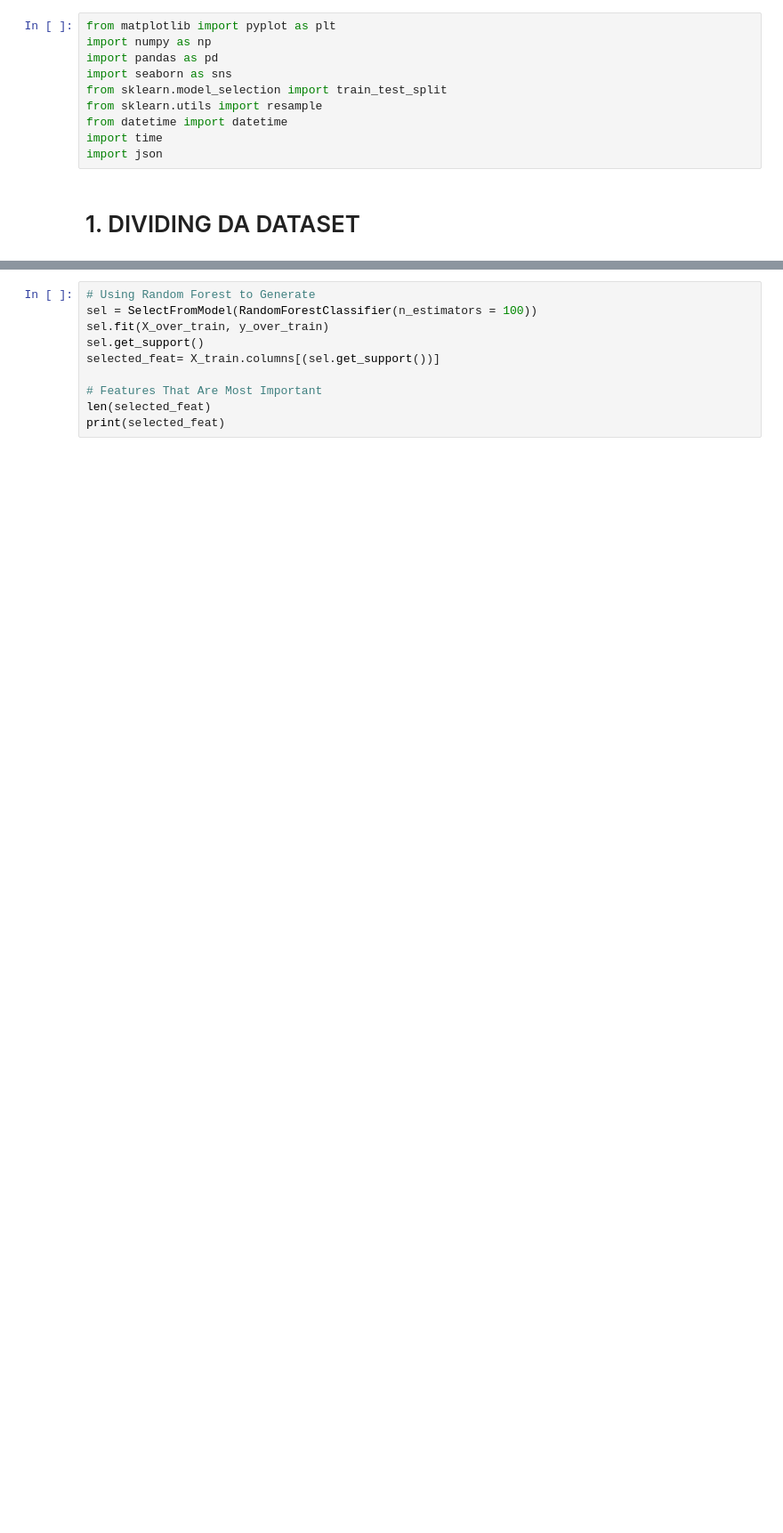
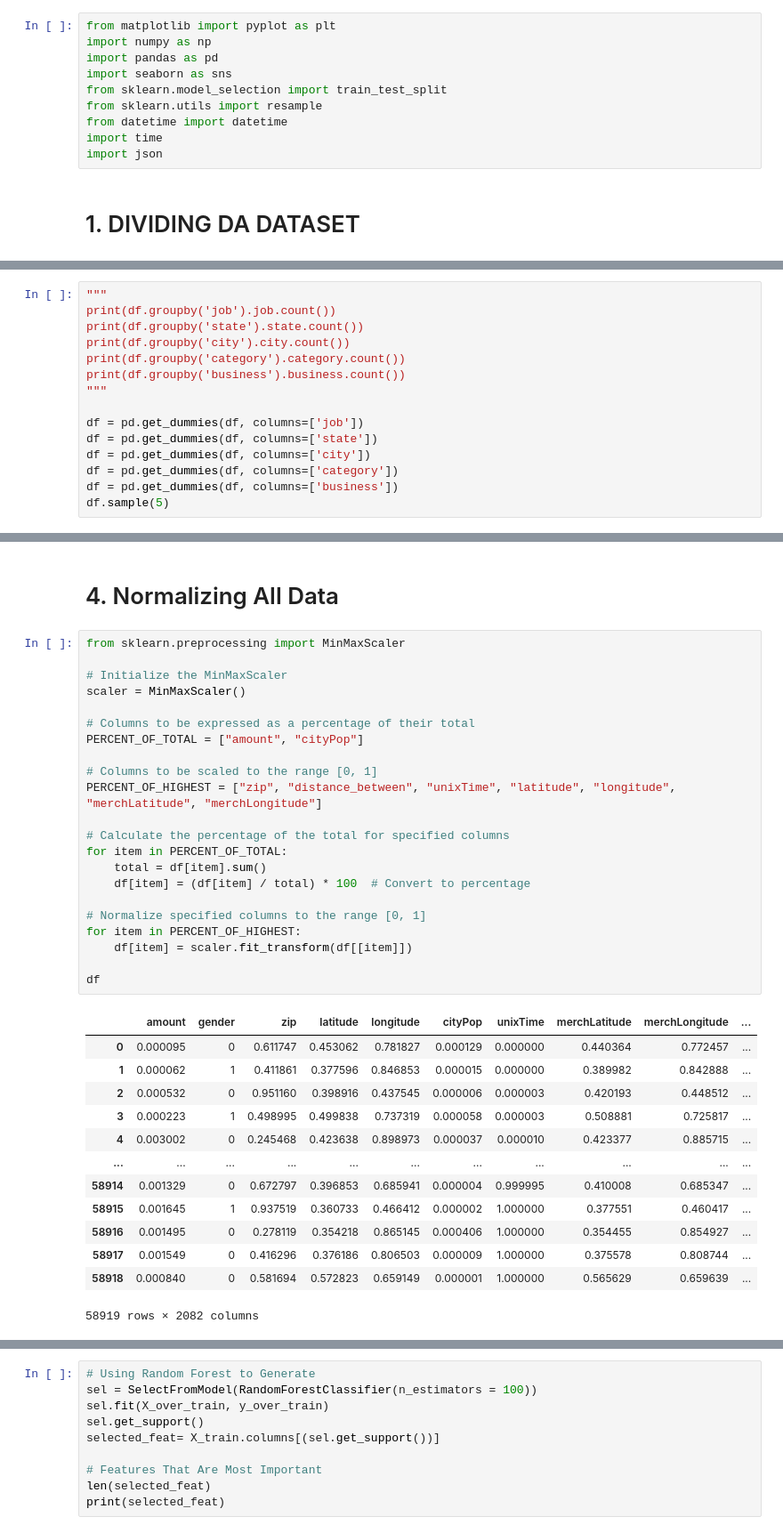
Before and after one commit to ethan-rng/dataquest, a Jupyter notebook: transformerModel.ipynb, the cells around one changed output, grey strips where cells are left out. Shown at 89% size. Saved outputs shown, nothing was run; the diff lists cells and outputs as text; blank space fills up the shorter version.

```diff
--- a/transformerModel.ipynb
+++ b/transformerModel.ipynb
@@ -118,0 +78,15 @@ df
+# %%
+"""
+print(df.groupby('job').job.count())
+print(df.groupby('state').state.count())
+print(df.groupby('city').city.count())
+print(df.groupby('category').category.count())
+print(df.groupby('business').business.count())
+"""
+
+df = pd.get_dummies(df, columns=['job'])
+df = pd.get_dummies(df, columns=['state'])
+df = pd.get_dummies(df, columns=['city'])
+df = pd.get_dummies(df, columns=['category'])
+df = pd.get_dummies(df, columns=['business'])
+df.sample(5)
@@ -118,0 +149,38 @@ df
+# %% [markdown]
+# 4. Normalizing All Data
+# %%
+from sklearn.preprocessing import MinMaxScaler
+
+# Initialize the MinMaxScaler
+scaler = MinMaxScaler()
+
+# Columns to be expressed as a percentage of their total
+PERCENT_OF_TOTAL = ["amount", "cityPop"]
+
+# Columns to be scaled to the range [0, 1]
+PERCENT_OF_HIGHEST = ["zip", "distance_between", "unixTime", "latitude", "longitude", "merchLatitude", "merchLongitude"]
+
+# Calculate the percentage of the total for specified columns
+for item in PERCENT_OF_TOTAL:
+    total = df[item].sum()
+    df[item] = (df[item] / total) * 100  # Convert to percentage
+
+# Normalize specified columns to the range [0, 1]
+for item in PERCENT_OF_HIGHEST:
+    df[item] = scaler.fit_transform(df[[item]])
+
+df
+# %% [output]
+|  | amount | gender | zip | latitude | longitude | cityPop | unixTime | merchLatitude | merchLongitude | ... |
+| 0 | 0.000095 | 0 | 0.611747 | 0.453062 | 0.781827 | 0.000129 | 0.000000 | 0.440364 | 0.772457 | ... |
+| 1 | 0.000062 | 1 | 0.411861 | 0.377596 | 0.846853 | 0.000015 | 0.000000 | 0.389982 | 0.842888 | ... |
+| 2 | 0.000532 | 0 | 0.951160 | 0.398916 | 0.437545 | 0.000006 | 0.000003 | 0.420193 | 0.448512 | ... |
+| 3 | 0.000223 | 1 | 0.498995 | 0.499838 | 0.737319 | 0.000058 | 0.000003 | 0.508881 | 0.725817 | ... |
+| 4 | 0.003002 | 0 | 0.245468 | 0.423638 | 0.898973 | 0.000037 | 0.000010 | 0.423377 | 0.885715 | ... |
+| ... | ... | ... | ... | ... | ... | ... | ... | ... | ... | ... |
+| 58914 | 0.001329 | 0 | 0.672797 | 0.396853 | 0.685941 | 0.000004 | 0.999995 | 0.410008 | 0.685347 | ... |
+| 58915 | 0.001645 | 1 | 0.937519 | 0.360733 | 0.466412 | 0.000002 | 1.000000 | 0.377551 | 0.460417 | ... |
+| 58916 | 0.001495 | 0 | 0.278119 | 0.354218 | 0.865145 | 0.000406 | 1.000000 | 0.354455 | 0.854927 | ... |
+| 58917 | 0.001549 | 0 | 0.416296 | 0.376186 | 0.806503 | 0.000009 | 1.000000 | 0.375578 | 0.808744 | ... |
+| 58918 | 0.000840 | 0 | 0.581694 | 0.572823 | 0.659149 | 0.000001 | 1.000000 | 0.565629 | 0.659639 | ... |
+58919 rows × 2082 columns
```
Also changed, not shown: parts of 22 cells of this notebook, 1 other file.
